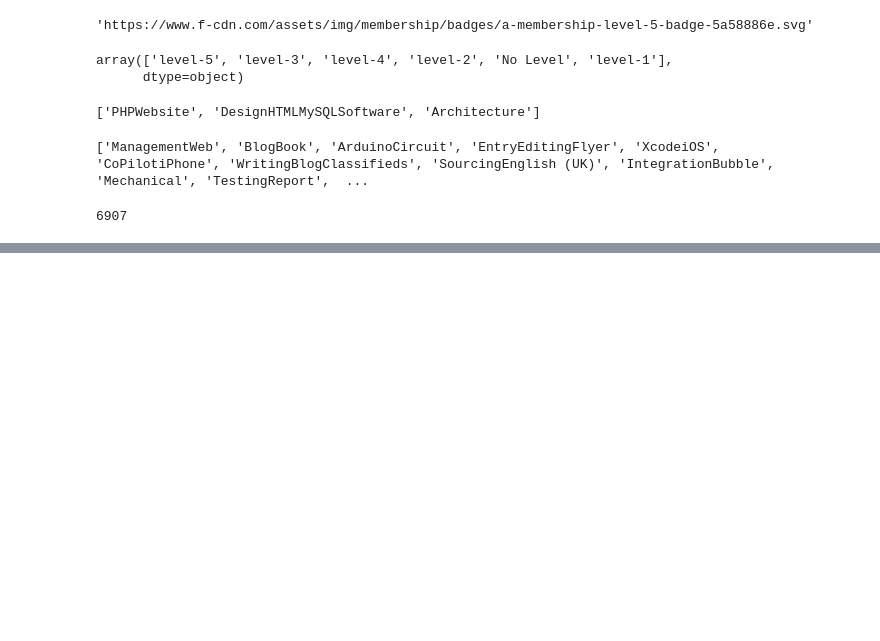
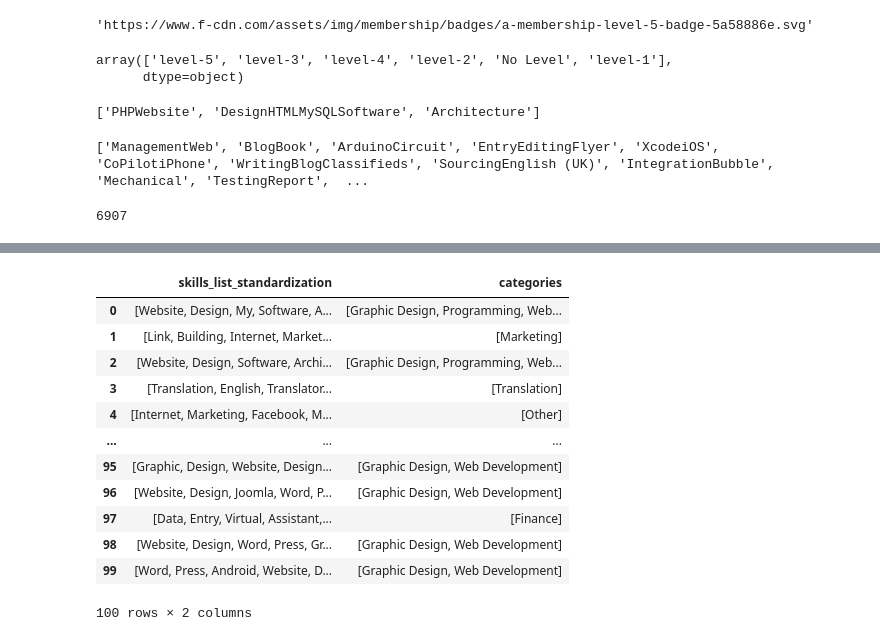
Before and after one commit to youssefhusain/project-Data-Exploration-Freelancer-Analysis, a Jupyter notebook: code/data clene.ipynb, the cells around one changed output, grey strips where cells are left out. Saved outputs shown, nothing was run; the diff lists cells and outputs as text; code cells hidden in the pictures; blank space fills up the shorter version.

```diff
--- a/code/data clene.ipynb
+++ b/code/data clene.ipynb
@@ -294,0 +348,37 @@ Tools & Platforms:
+# %%
+standardization_map = {
+    "Web Development": ["Website", "Web", "HTML", "CSS", "JavaScript", "PHP"],
+    "Graphic Design": ["Design", "Logo", "Illustrator", "Photoshop", "Graphic"],
+    "Marketing": ["SEO", "Internet Marketing", "Advertising", "Facebook Marketing", "Social Media"],
+    "Programming": ["Python", "Java", "C++", "C#", "Software", "Architecture"],
+    "Translation": ["Translation", "Translator", "English", "Spanish", "French"],
+    "Content Writing": ["Writing", "Copywriting", "Blog", "Article"],
+    "Finance": ["Accounting", "Financial Analysis", "Excel", "Bookkeeping"],
+}
+
+
+def categorize_skills(skills):
+    categories = set()
+    for skill in skills:
+        for category, keywords in standardization_map.items():
+            if skill in keywords:
+                categories.add(category)
+    return list(categories) if categories else ["Other"]
+
+df['categories'] = df['skills_list_standardization'].apply(categorize_skills)
+# %%
+df[["categories"]].head(100)
+# %% [output]
+|  | skills_list_standardization | categories |
+| 0 | [Website, Design, My, Software, A... | [Graphic Design, Programming, Web... |
+| 1 | [Link, Building, Internet, Market... | [Marketing] |
+| 2 | [Website, Design, Software, Archi... | [Graphic Design, Programming, Web... |
+| 3 | [Translation, English, Translator... | [Translation] |
+| 4 | [Internet, Marketing, Facebook, M... | [Other] |
+| ... | ... | ... |
+| 95 | [Graphic, Design, Website, Design... | [Graphic Design, Web Development] |
+| 96 | [Website, Design, Joomla, Word, P... | [Graphic Design, Web Development] |
+| 97 | [Data, Entry, Virtual, Assistant,... | [Finance] |
+| 98 | [Website, Design, Word, Press, Gr... | [Graphic Design, Web Development] |
+| 99 | [Word, Press, Android, Website, D... | [Graphic Design, Web Development] |
+100 rows × 2 columns
```
Also changed, not shown: parts of 25 cells of this notebook, 1 other file.
